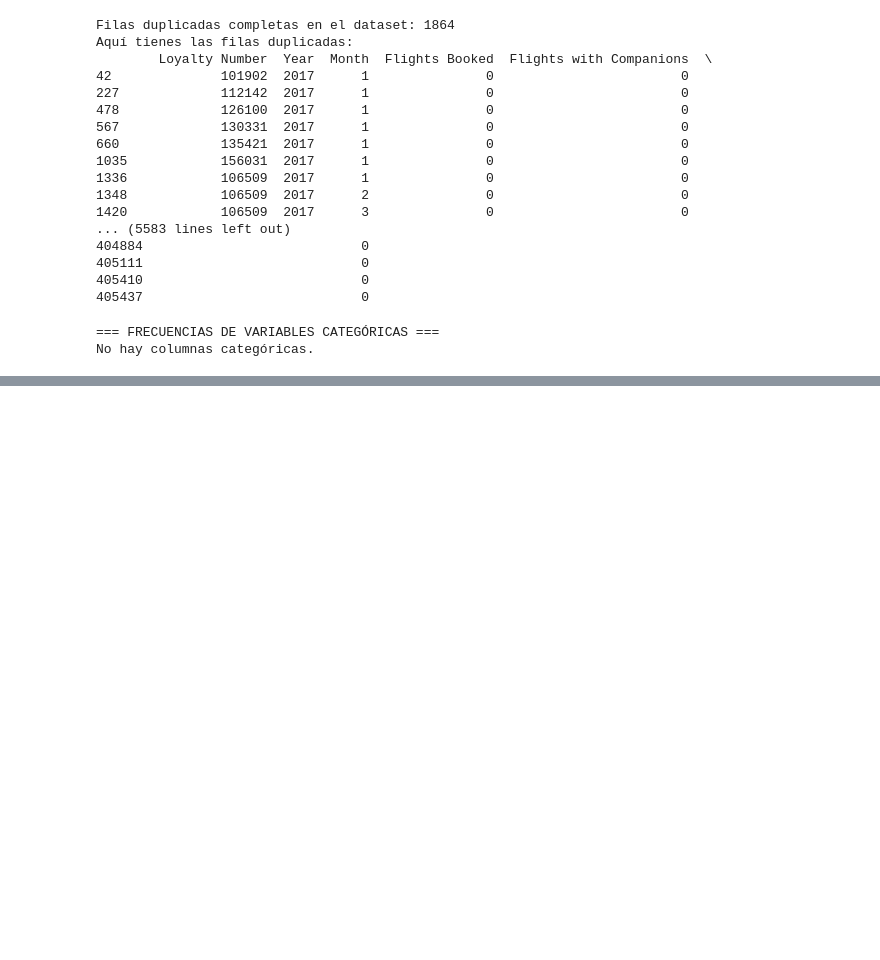
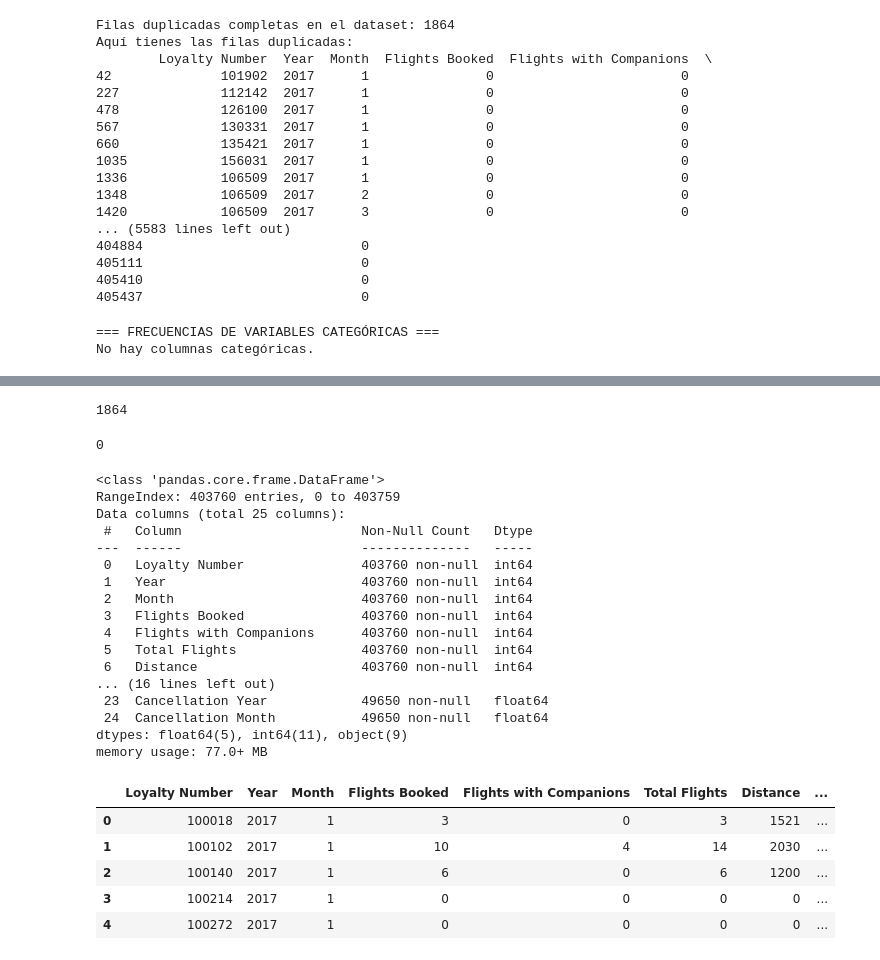
Before and after one commit to Adalab/bda-modulo-3-evaluacion-final-marinarsd, a Jupyter notebook: 01_exploracion.ipynb, the cells around one changed output, grey strips where cells are left out. Drawn from its saved outputs; the diff is of its cells as text; code cells hidden in the pictures; blank space fills up the shorter version.

```diff
--- a/01_exploracion.ipynb
+++ b/01_exploracion.ipynb
@@ -98,0 +206,47 @@ Columna: Dollar Cost Points Redeemed
+# %%
+# corregimos los salarios negativos a positivos
+df2['Salary'] = df2['Salary'].abs()
+# %%
+# comprobamos las filas duplicadas
+df1.duplicated().sum()
+# %% [output]
+1864
+# %%
+# las eliminamos
+df1 = df1.drop_duplicates()
+# %%
+# volvemos a comprobar
+df1.duplicated().sum()
+# %% [output]
+0
+# %%
+# unimos los dos dataframes por "Loyalty Number" con un left join para conservar todos los clientes (aunque no hayan volado)
+df_merged = pd.merge(df1, df2, on='Loyalty Number', how='left')
+# %%
+# verificamos la unión
+df_merged.info()
+df_merged.head()
+# %% [output]
+<class 'pandas.core.frame.DataFrame'>
+RangeIndex: 403760 entries, 0 to 403759
+Data columns (total 25 columns):
+ #   Column                       Non-Null Count   Dtype
+---  ------                       --------------   -----
+ 0   Loyalty Number               403760 non-null  int64
+ 1   Year                         403760 non-null  int64
+ 2   Month                        403760 non-null  int64
+ 3   Flights Booked               403760 non-null  int64
+ 4   Flights with Companions      403760 non-null  int64
+ 5   Total Flights                403760 non-null  int64
+ 6   Distance                     403760 non-null  int64
+... (16 lines left out)
+ 23  Cancellation Year            49650 non-null   float64
+ 24  Cancellation Month           49650 non-null   float64
+dtypes: float64(5), int64(11), object(9)
+memory usage: 77.0+ MB
+|  | Loyalty Number | Year | Month | Flights Booked | Flights with Companions | Total Flights | Distance | ... |
+| 0 | 100018 | 2017 | 1 | 3 | 0 | 3 | 1521 | ... |
+| 1 | 100102 | 2017 | 1 | 10 | 4 | 14 | 2030 | ... |
+| 2 | 100140 | 2017 | 1 | 6 | 0 | 6 | 1200 | ... |
+| 3 | 100214 | 2017 | 1 | 0 | 0 | 0 | 0 | ... |
+| 4 | 100272 | 2017 | 1 | 0 | 0 | 0 | 0 | ... |
```
Also changed, not shown: parts of 18 cells of this notebook, 3 other files.
